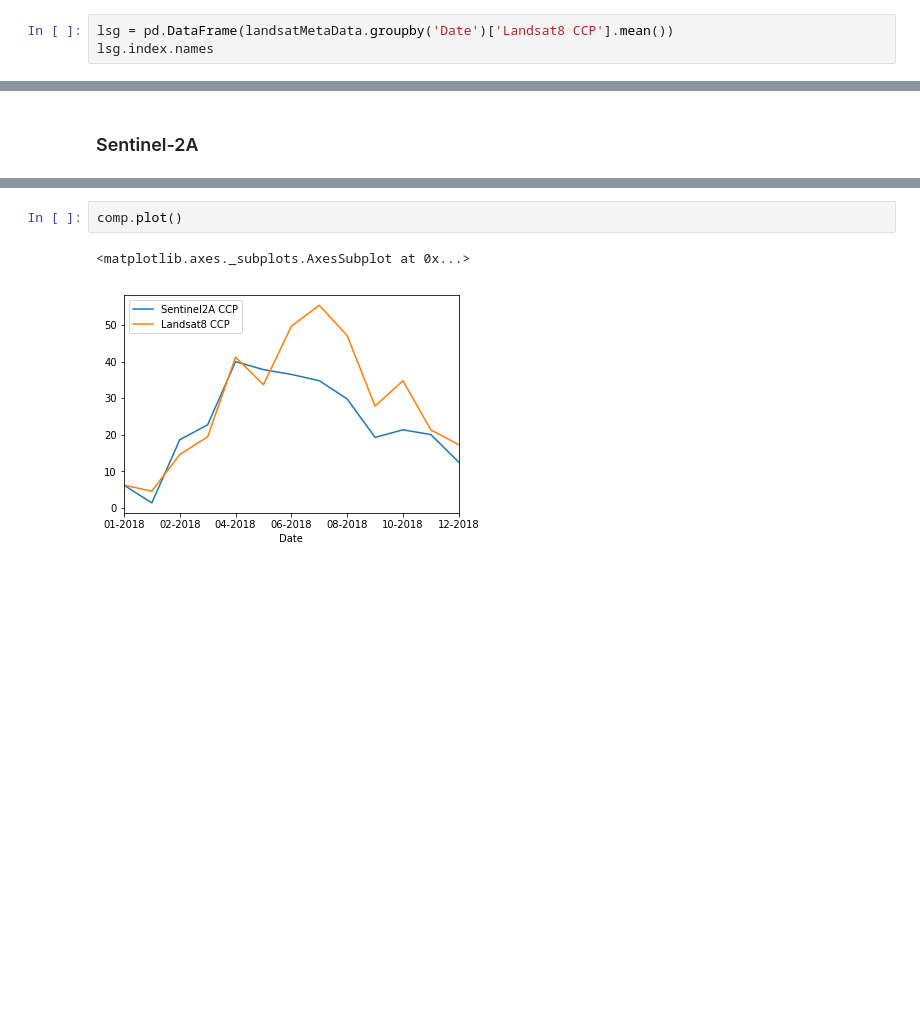
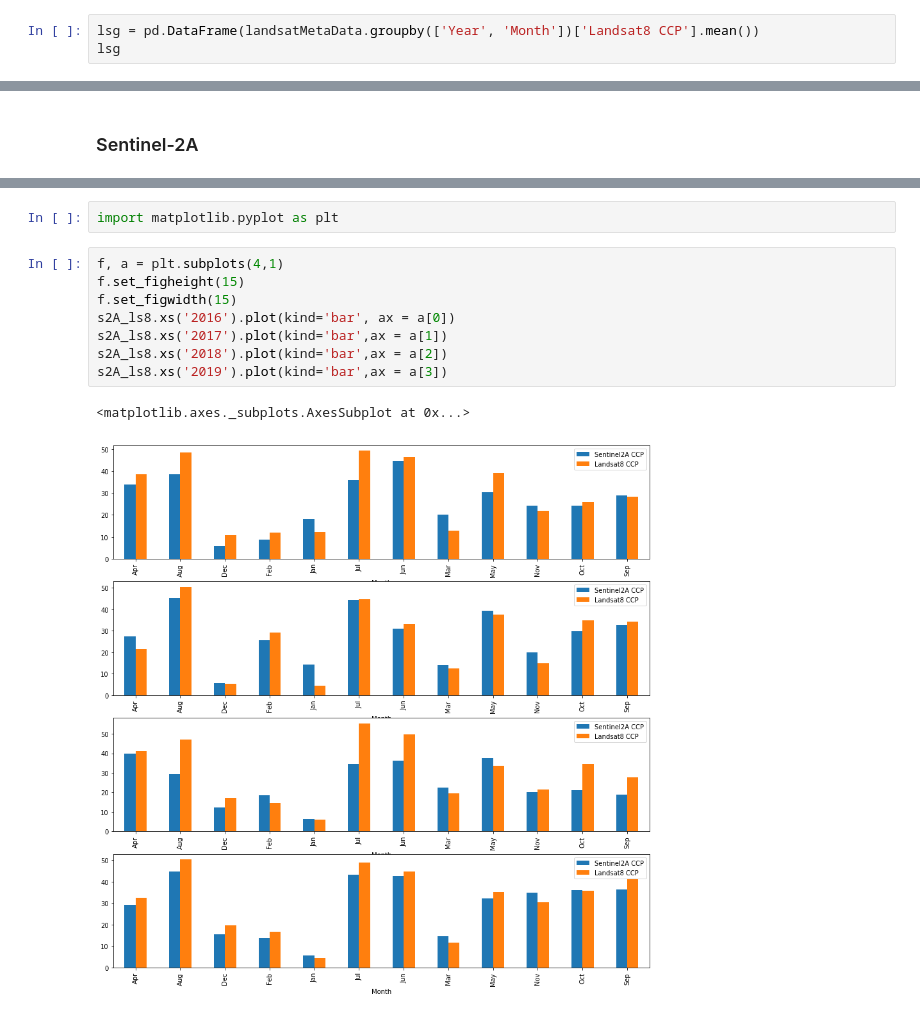
Before and after one commit to arisema/RemoteSensing, a Jupyter notebook: Sentinel2A_Landsat8_comparison.ipynb, the cells around one changed output, grey strips where cells are left out. Drawn from its saved outputs; the diff is of its cells as text; blank space fills up the shorter version.

```diff
--- a/Sentinel2A_Landsat8_comparison.ipynb
+++ b/Sentinel2A_Landsat8_comparison.ipynb
@@ -71,4 +60,4 @@ array(['01-2020', '12-2019', '11-2019', '10-2019', '09-2019', '08-2019',
 # %%
-lsg = pd.DataFrame(landsatMetaData.groupby('Date')['Landsat8 CCP'].mean())
-lsg.index.names
+lsg = pd.DataFrame(landsatMetaData.groupby(['Year', 'Month'])['Landsat8 CCP'].mean())
+lsg
 # %% [output]
@@ -149,5 +152,13 @@ comp
-# %%
-comp.plot()
-# %% [output]
-<matplotlib.axes._subplots.AxesSubplot at 0x...>
-[figure, removed]
+# %%
+import matplotlib.pyplot as plt
+# %%
+f, a = plt.subplots(4,1)
+f.set_figheight(15)
+f.set_figwidth(15)
+s2A_ls8.xs('2016').plot(kind='bar', ax = a[0])
+s2A_ls8.xs('2017').plot(kind='bar',ax = a[1])
+s2A_ls8.xs('2018').plot(kind='bar',ax = a[2])
+s2A_ls8.xs('2019').plot(kind='bar',ax = a[3])
+# %% [output]
+<matplotlib.axes._subplots.AxesSubplot at 0x...>
+[figure, added]
```
Also changed, not shown: parts of 12 cells of this notebook.
